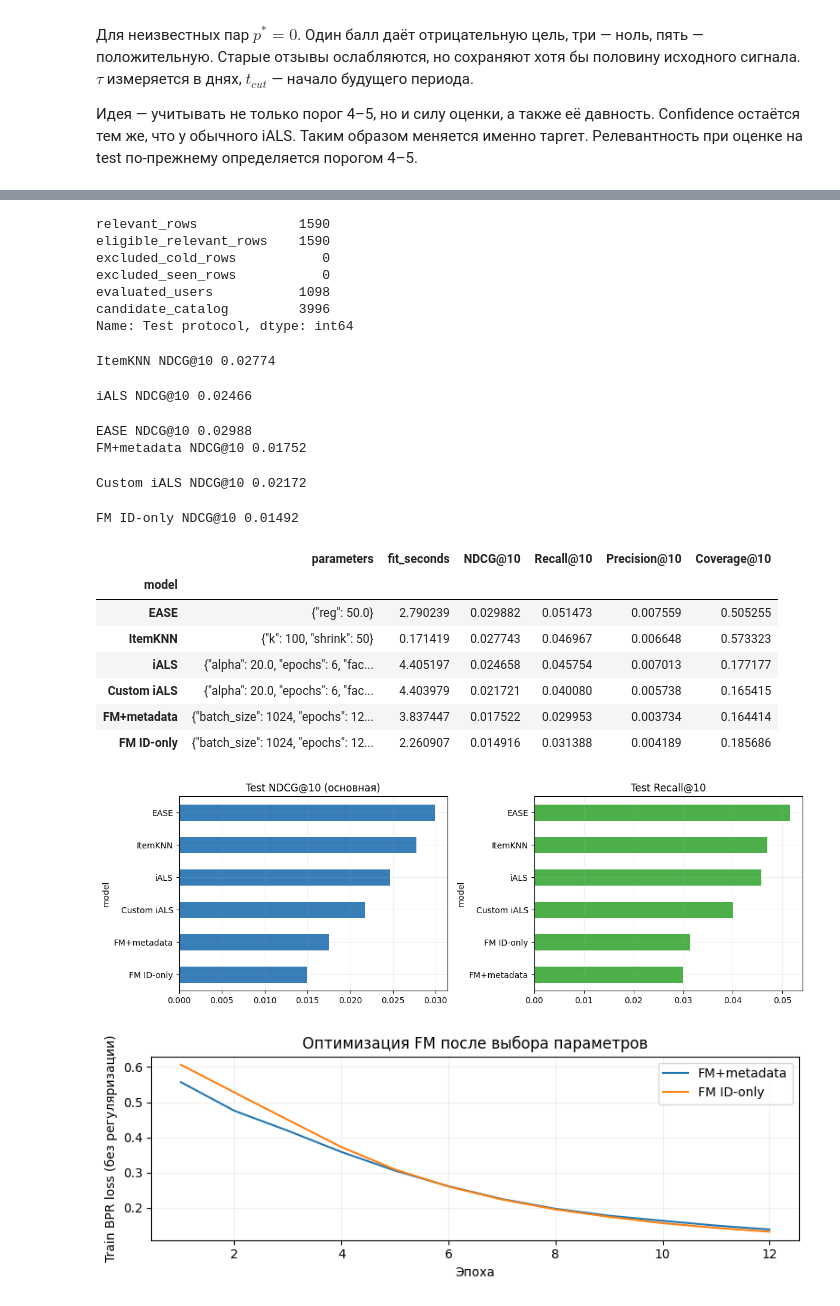
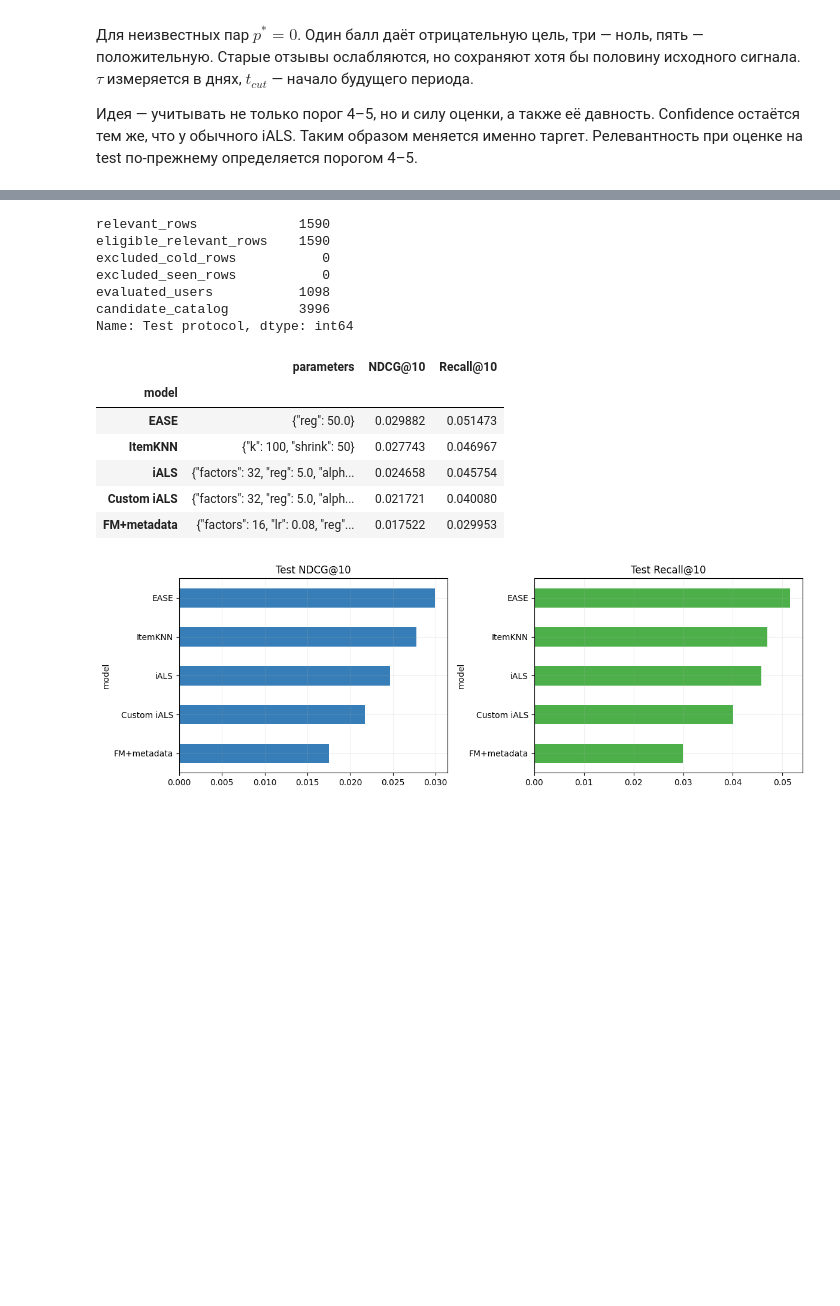
Before and after one commit to alena-sum/recsys-homework, a Jupyter notebook: experiments.ipynb, the cells around one changed output, grey strips where cells are left out. Cells and saved outputs as stored; diff of their text form; code cells hidden in the pictures; blank space fills up the shorter version.

Commit message:
Keep only required homework files

```diff
--- a/experiments.ipynb
+++ b/experiments.ipynb
@@ -452,60 +368,38 @@ Custom iALS {'factors': 32, 'reg': 5.0, 'alpha': 20.0, 'epochs': 6, 'seed': 42,
 # %%
-past = pd.concat([train,val],ignore_index=True)
-test_context = evaluation_context(past,test,shape)
-display(pd.Series(test_context['report'],name='Test protocol'))
-final_rows, user_metrics, fm_losses, examples = [], {}, {}, {}
-example_users = test_context['users'][:3]
-def final_run(label,name,config):
-    start=time.perf_counter()
-    obj=fit_model(name,config,past,data['t1'])
-    seconds=time.perf_counter()-start
-    scores,per_user=evaluate(obj,test_context)
-    user_metrics[label]=per_user
-    per_user.to_csv(OUT/(label.replace(' ','_').replace('+','_')+'_per_user.csv'),index=False)
-    examples[label]=recommend(obj,example_users,test_context).tolist()
-    if isinstance(obj,FM): fm_losses[label]=obj.losses
-    final_rows.append(dict(model=label,parameters=json.dumps(config,sort_keys=True),
-                           fit_seconds=seconds,**scores))
-    pd.DataFrame(final_rows).to_csv(OUT/'test.csv',index=False)
-    print(label,'NDCG@10',round(scores['NDCG@10'],5),flush=True)
-    del obj
-    gc.collect()
-for name,config in selected.items():
-    final_run(name,name,config)
-ablation_config={**selected['FM+metadata'],'metadata':False}
-final_run('FM ID-only','FM+metadata',ablation_config)
-results=pd.DataFrame(final_rows).set_index('model').sort_values('NDCG@10',ascending=False)
+past = pd.concat([train, val], ignore_index=True)
+test_context = evaluation_context(past, test, shape)
+display(pd.Series(test_context['report'], name='Test protocol'))
+
+final_rows = []
+for name, config in selected.items():
+    model = fit_model(name, config, past, data['t1'])
+    scores, _ = evaluate(model, test_context)
+    final_rows.append(dict(model=name, parameters=json.dumps(config), **scores))
+    del model
+    _ = gc.collect()
+
+results = pd.DataFrame(final_rows).set_index('model').sort_values('NDCG@10', ascending=False)
 with pd.option_context('display.max_colwidth', None):
     display(results)
-fig,axes=plt.subplots(1,2,figsize=(12,4))
-results['NDCG@10'].sort_values().plot.barh(ax=axes[0],color='#377eb8',title='Test NDCG@10 (основная)')
-results['Recall@10'].sort_values().plot.barh(ax=axes[1],color='#4daf4a',title='Test Recall@10')
-plt.tight_layout();plt.show()
-fig,ax=plt.subplots(figsize=(8,3))
-for name,loss in fm_losses.items():ax.plot(range(1,len(loss)+1),loss,label=name)
-ax.set(xlabel='Эпоха',ylabel='Train BPR loss (без регуляризации)',title='Оптимизация FM после выбора параметров')
-ax.legend();plt.tight_layout();plt.show()
+
+fig, axes = plt.subplots(1, 2, figsize=(12, 4))
+results['NDCG@10'].sort_values().plot.barh(ax=axes[0], color='#377eb8', title='Test NDCG@10')
+results['Recall@10'].sort_values().plot.barh(ax=axes[1], color='#4daf4a', title='Test Recall@10')
+plt.tight_layout()
+plt.show()
 # %% [output]
 relevant_rows             1590
 eligible_relevant_rows    1590
 excluded_cold_rows           0
 excluded_seen_rows           0
 evaluated_users           1098
 candidate_catalog         3996
 Name: Test protocol, dtype: int64
-ItemKNN NDCG@10 0.02774
-iALS NDCG@10 0.02466
-EASE NDCG@10 0.02988
-FM+metadata NDCG@10 0.01752
-Custom iALS NDCG@10 0.02172
-FM ID-only NDCG@10 0.01492
-|  | parameters | fit_seconds | NDCG@10 | Recall@10 | Precision@10 | Coverage@10 |
-| model |  |  |  |  |  |  |
-| EASE | {"reg": 50.0} | 2.790239 | 0.029882 | 0.051473 | 0.007559 | 0.505255 |
-| ItemKNN | {"k": 100, "shrink": 50} | 0.171419 | 0.027743 | 0.046967 | 0.006648 | 0.573323 |
-| iALS | {"alpha": 20.0, "epochs": 6, "fac... | 4.405197 | 0.024658 | 0.045754 | 0.007013 | 0.177177 |
-| Custom iALS | {"alpha": 20.0, "epochs": 6, "fac... | 4.403979 | 0.021721 | 0.040080 | 0.005738 | 0.165415 |
-| FM+metadata | {"batch_size": 1024, "epochs": 12... | 3.837447 | 0.017522 | 0.029953 | 0.003734 | 0.164414 |
-| FM ID-only | {"batch_size": 1024, "epochs": 12... | 2.260907 | 0.014916 | 0.031388 | 0.004189 | 0.185686 |
+|  | parameters | NDCG@10 | Recall@10 |
+| model |  |  |  |
+| EASE | {"reg": 50.0} | 0.029882 | 0.051473 |
+| ItemKNN | {"k": 100, "shrink": 50} | 0.027743 | 0.046967 |
+| iALS | {"factors": 32, "reg": 5.0, "alph... | 0.024658 | 0.045754 |
+| Custom iALS | {"factors": 32, "reg": 5.0, "alph... | 0.021721 | 0.040080 |
+| FM+metadata | {"factors": 16, "lr": 0.08, "reg"... | 0.017522 | 0.029953 |
-[figure, old version]
+[figure, new version]
-[figure, removed]
```
Also changed, not shown: parts of 16 cells of this notebook, 22 other files.
